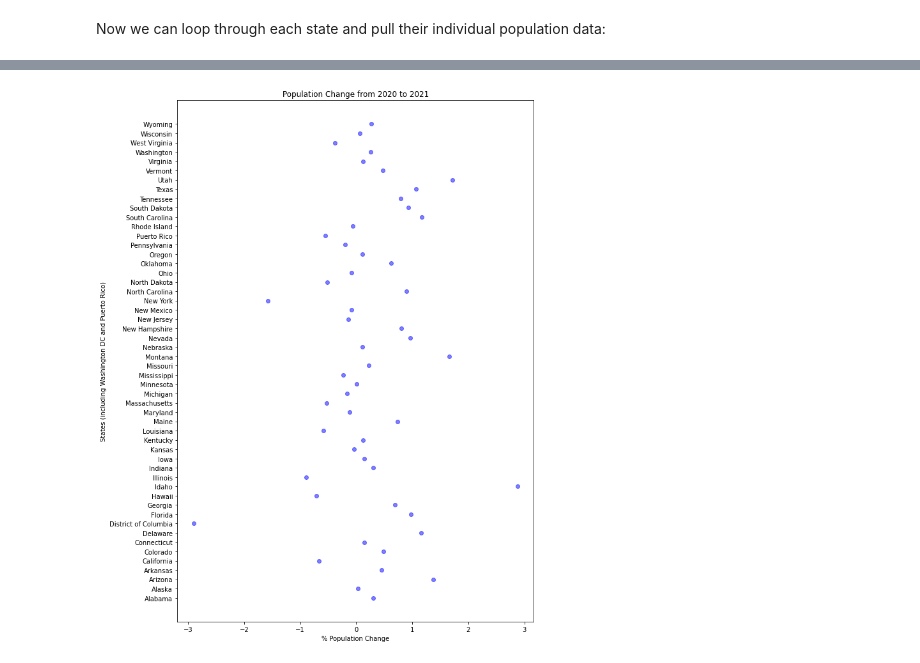
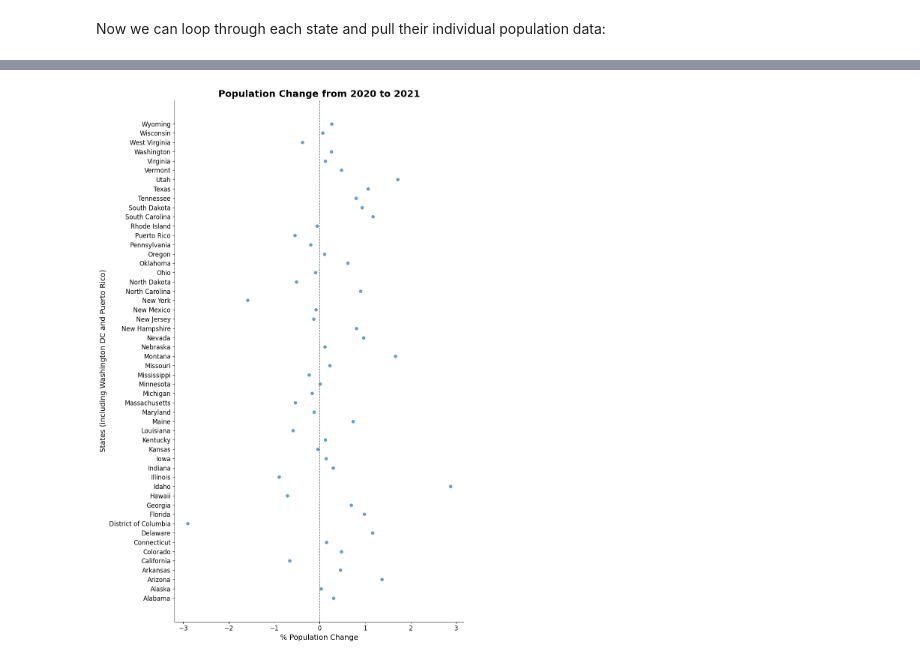
Before and after one commit to UA-Libraries-Research-Data-Services/UALIB_ScholarlyAPI_Cookbook, a Jupyter notebook: src/python/us-census.ipynb, the cells around one changed output, grey strips where cells are left out. Cells and saved outputs as stored; diff of their text form; code cells hidden in the pictures.

```diff
--- a/src/python/us-census.ipynb
+++ b/src/python/us-census.ipynb
@@ -135,12 +192,0 @@ for states in state_ids:
-# %%
-for years in range(2015,2018): # goes through datasets for 2015,2016,2017
-    for states in state_ids: # using the state_ids from earlier
-        stateName = states[0]
-        request = requests.get(api+str(years)+"/pep/population?get=GEONAME,POP&for=county:*&in=state:"+states[1]+key).json()[1:]
-        sleep(1)
-        counties = []
-        countyPopulation = []
-        for county in request:
-            counties.append((county[0]).split(", ")[0])
-            countyPopulation.append(int(county[1] or 'nan'))
-        globals()[stateName][years] = {counties[i]: countyPopulation[i] for i in range(len(counties))}
@@ -195,20 +293,46 @@ pprint(request[0:10]) # shows first 10
 # %%
-# prepare data for plotting
+# Prepare data for plotting
 stateName = []
 population = []
 populationChange = []
-for states in request:
+for states in data:
     stateName.append(states[0])
     population.append(int(states[1]) or 'nan')
     populationChange.append(float(states[2] or 'nan'))
-# %%
-# plot data
-import matplotlib.pyplot as plt
-plt.figure(figsize=(10,15))
-plt.scatter(populationChange, stateName, c="blue", alpha=0.5, label="states")
-plt.title("Population Change from 2020 to 2021", c="k")
-plt.xlabel("% Population Change",c="k")
-plt.ylabel("States (including Washington DC and Puerto Rico)")
-plt.show()
-# %% [output]
-[figure, removed]
+# %%
+# Create the figure and axis objects
+fig, ax = plt.subplots(figsize=(10, 15))
+
+# Create the scatter plot with enhanced marker style
+ax.scatter(
+    populationChange,
+    stateName,
+    color="#1f77b4",
+    alpha=0.7,
+    s=50,
+    edgecolor='white',
+    linewidth=0.8
+)
+
+# Add a vertical line at x=0 for reference
+ax.axvline(0, color='gray', linestyle='--', linewidth=1)
+
+# Set titles and labels with larger fonts and bold title for emphasis
+ax.set_title("Population Change from 2020 to 2021", fontsize=18, fontweight='bold', color='k')
+ax.set_xlabel("% Population Change", fontsize=14, color='k')
+ax.set_ylabel("States (including Washington DC and Puerto Rico)", fontsize=14, color='k')
+
+# Remove top and right spines for a cleaner appearance
+ax.spines['top'].set_visible(False)
+ax.spines['right'].set_visible(False)
+
+# Increase tick label sizes
+ax.tick_params(axis='both', which='major', labelsize=12)
+
+# Improve spacing for a tight layout
+plt.tight_layout()
+
+# Display the plot
+plt.show()
+# %% [output]
+[figure, added]
```
Also changed, not shown: parts of 29 cells of this notebook, 4 other files.
